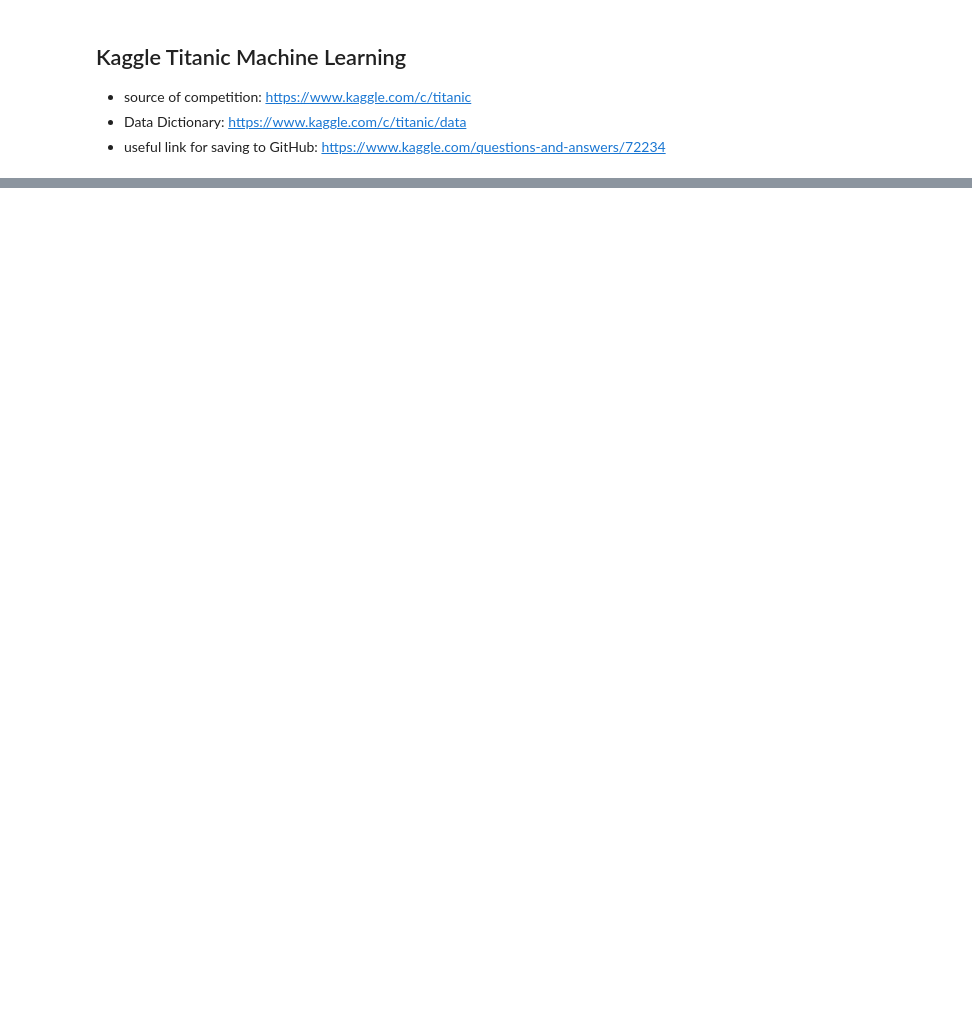
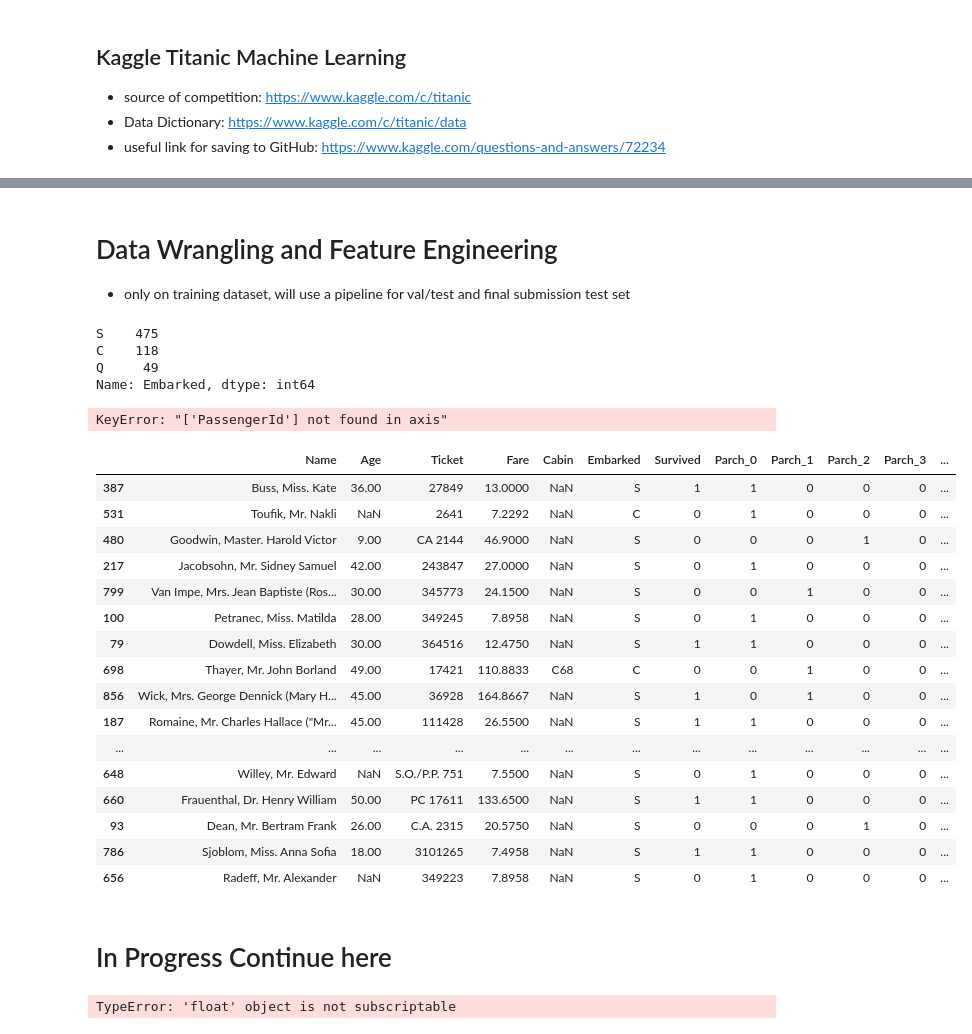
Before and after one commit to radleap/Machine-Learning-Kaggle-Titanic, a Jupyter notebook: titanic-test-20201122.ipynb, the cells around one changed output, grey strips where cells are left out. Cells and saved outputs as stored; diff of their text form; code cells hidden in the pictures; blank space fills up the shorter version.

Commit message:
EDA, learning about the data, and a little wrangling too

```diff
--- a/titanic-test-20201122.ipynb
+++ b/titanic-test-20201122.ipynb
@@ -30 +69,11 @@ df_train.Sex.value_counts()
+# %%
+# Creating train/val/test split prior to transformations (avoid data leakage)
+
+X = df_train.drop(['Survived'],axis = 1)
+y = df_train.Survived
+
+from sklearn.model_selection import train_test_split
+
+X_train, X_test, y_train, y_test = train_test_split(X,y, test_size = 0.15, random_state = 3) # test set 15% train
+X_train, X_val, y_train, y_val   = train_test_split(X_train, y_train, test_size = 0.15, random_state = 3) #validation set 15% train
 # %% [markdown]
@@ -34,3 +83,8 @@ General thoughts based on the profile below
 - PassengerId - removing due to ID variable
 - Missing values: Age, Cabin, Fare, Embarked
 - Correlations in Fare-Class-Age
+# %%
+#combining the train feature/target data for EDA/Data Wrangling
+
+df_train_split = pd.concat([X_train, y_train], axis = 1)
+df_train_split.head(2)
@@ -40,0 +104,56 @@ profile.to_widgets()
+# %% [markdown]
+# Data Wrangling and Feature Engineering
+- only on training dataset, will use a pipeline for val/test and final submission test set
+# %%
+# Missing Values Handling
+
+print(df_train_split.Embarked.value_counts())
+
+#Embarked only 1 missing, fill with most common of S, C, Q (will be S)
+df_train_split = df_train_split.fillna(df_train_split.Embarked.value_counts().index[0]) #using value_counts top record
+# %% [output]
+S    475
+C    118
+Q     49
+Name: Embarked, dtype: int64
+# %%
+# dropping passenger id (is an id)
+df_train_split.drop(['PassengerId'], axis = 1, inplace = True)
+# %% [output]
+KeyError: "['PassengerId'] not found in axis"
+# %%
+# Encoding categorical features (will be used to impute Age/Cabin missing values as possible)
+
+df_train_split = pd.get_dummies(df_train_split, columns=['Parch','Pclass','Sex','SibSp'])
+df_train_split
+# %% [output]
+|  | Name | Age | Ticket | Fare | Cabin | Embarked | Survived | Parch_0 | Parch_1 | Parch_2 | Parch_3 | ... |
+| 387 | Buss, Miss. Kate | 36.00 | 27849 | 13.0000 | NaN | S | 1 | 1 | 0 | 0 | 0 | ... |
+| 531 | Toufik, Mr. Nakli | NaN | 2641 | 7.2292 | NaN | C | 0 | 1 | 0 | 0 | 0 | ... |
+| 480 | Goodwin, Master. Harold Victor | 9.00 | CA 2144 | 46.9000 | NaN | S | 0 | 0 | 0 | 1 | 0 | ... |
+| 217 | Jacobsohn, Mr. Sidney Samuel | 42.00 | 243847 | 27.0000 | NaN | S | 0 | 1 | 0 | 0 | 0 | ... |
+| 799 | Van Impe, Mrs. Jean Baptiste (Ros... | 30.00 | 345773 | 24.1500 | NaN | S | 0 | 0 | 1 | 0 | 0 | ... |
+| 100 | Petranec, Miss. Matilda | 28.00 | 349245 | 7.8958 | NaN | S | 0 | 1 | 0 | 0 | 0 | ... |
+| 79 | Dowdell, Miss. Elizabeth | 30.00 | 364516 | 12.4750 | NaN | S | 1 | 1 | 0 | 0 | 0 | ... |
+| 698 | Thayer, Mr. John Borland | 49.00 | 17421 | 110.8833 | C68 | C | 0 | 0 | 1 | 0 | 0 | ... |
+| 856 | Wick, Mrs. George Dennick (Mary H... | 45.00 | 36928 | 164.8667 | NaN | S | 1 | 0 | 1 | 0 | 0 | ... |
+| 187 | Romaine, Mr. Charles Hallace ("Mr... | 45.00 | 111428 | 26.5500 | NaN | S | 1 | 1 | 0 | 0 | 0 | ... |
+| ... | ... | ... | ... | ... | ... | ... | ... | ... | ... | ... | ... | ... |
+| 648 | Willey, Mr. Edward | NaN | S.O./P.P. 751 | 7.5500 | NaN | S | 0 | 1 | 0 | 0 | 0 | ... |
+| 660 | Frauenthal, Dr. Henry William | 50.00 | PC 17611 | 133.6500 | NaN | S | 1 | 1 | 0 | 0 | 0 | ... |
+| 93 | Dean, Mr. Bertram Frank | 26.00 | C.A. 2315 | 20.5750 | NaN | S | 0 | 0 | 0 | 1 | 0 | ... |
+| 786 | Sjoblom, Miss. Anna Sofia | 18.00 | 3101265 | 7.4958 | NaN | S | 1 | 1 | 0 | 0 | 0 | ... |
+| 656 | Radeff, Mr. Alexander | NaN | 349223 | 7.8958 | NaN | S | 0 | 1 | 0 | 0 | 0 | ... |
+# %% [markdown]
+# In Progress Continue here
+# %%
+#INPROGRESS
+
+#Missing Values Cabin
+
+df_train_split['Cabin_aug'] = df_train_split.Cabin.apply(lambda x : x[0]) # augmenting dataset, only want the first letter (numbers not matter)
+df_train_split.Cabin_aug.value_counts()
+
+df_train_split[['Cabin_aug','Fare']].groupby(['Cabin_aug']).mean().round(2)
+# %% [output]
+TypeError: 'float' object is not subscriptable
```
Also changed, not shown: parts of 15 cells of this notebook, 1 other file.
